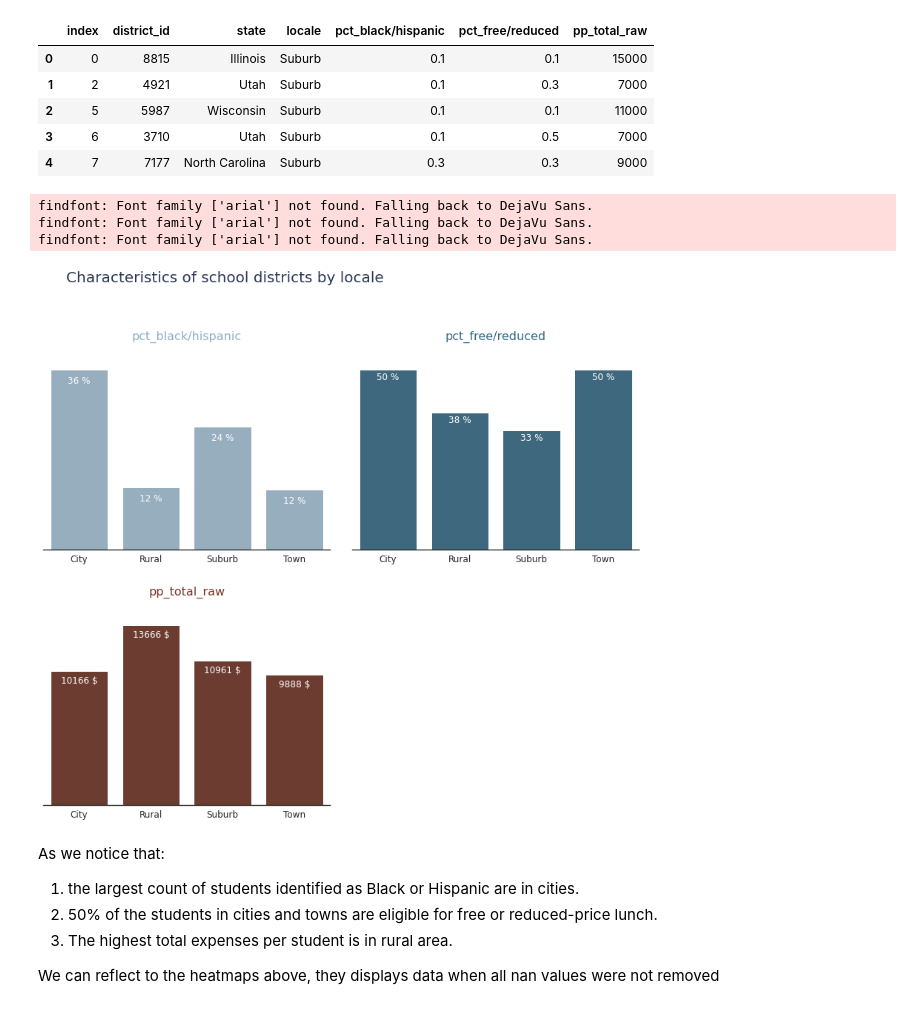
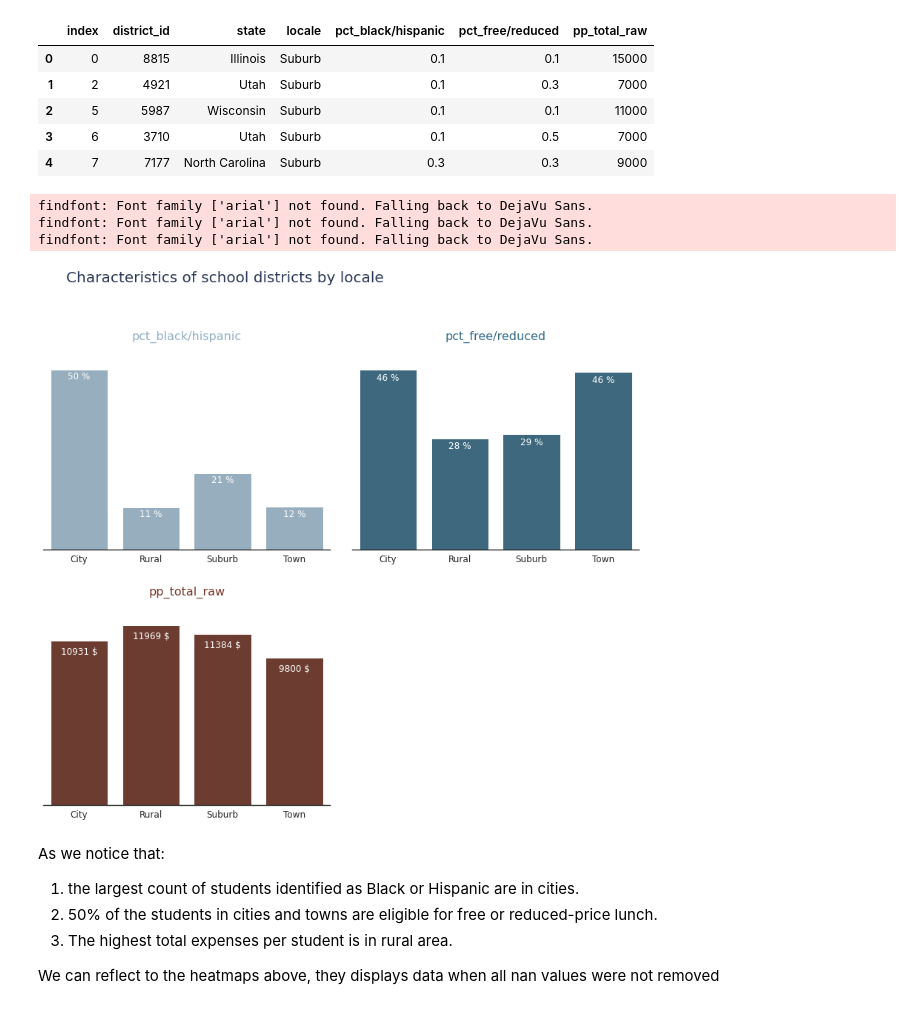
Before and after one commit to tramyynt/COVID-19-impact-on-Digital-Learning, a Jupyter notebook: Covid_19_Impact_on_Digital_Learning_.ipynb, the cells around one changed output. Cells and saved outputs as stored; diff of their text form; code cells hidden in the pictures.

```diff
--- a/Covid_19_Impact_on_Digital_Learning_.ipynb
+++ b/Covid_19_Impact_on_Digital_Learning_.ipynb
@@ -112,3 +123,10 @@ pct_free/reduced            0.364807
 county_connections_ratio    0.304721
 pp_total_raw                0.493562
 dtype: float64
+# %%
+# Impute the missing values
+districts_imputed = districts.copy()
+#setting strategy to 'mean' to impute by the mean
+mean_imputer = SimpleImputer(strategy='most_frequent')# strategy can also be mean or median
+districts_imputed.iloc[:,:] = mean_imputer.fit_transform(districts_imputed)
+districts_imputed.isna().sum()
@@ -115,4 +143,4 @@ dtype: float64
 # %% [markdown]
 From a glimpse, we can see the county_connections_ration has 3 values: NaN, [0.18, 1] and [1, 2]. However, [1,2] is only for one data point, so it is not valuable. Thus, we take only [0.18, 1]
 # %%
-districts = districts[districts['county_connections_ratio']=='[0.18, 1[']
+districts_imputed = districts_imputed[districts_imputed['county_connections_ratio']=='[0.18, 1[']
@@ -374,12 +435,13 @@ districts.dropna(inplace= True)
 # %%
+#replace intervals the the means
 for i in ['pct_black/hispanic', 'pct_free/reduced']:
-    districts[i] = districts[i].apply(lambda x: float(x.split(',')[0][1:]) + 0.1)
+    districts_imputed[i] = districts_imputed[i].apply(lambda x: float(x.split(',')[0][1:]) + 0.1)
 
-districts['pp_total_raw'] = districts['pp_total_raw'].apply(lambda x: int(x.split(',')[0][1:]) + 1000)
+districts_imputed['pp_total_raw'] = districts_imputed['pp_total_raw'].apply(lambda x: int(x.split(',')[0][1:]) + 1000)
 
-districts.drop('county_connections_ratio', axis = 1, inplace = True)
+districts_imputed.drop('county_connections_ratio', axis = 1, inplace = True)
 
-districts.head(5)
+districts_imputed.head(5)
 # %% [output]
 |  | index | district_id | state | locale | pct_black/hispanic | pct_free/reduced | pp_total_raw |
 | 0 | 0 | 8815 | Illinois | Suburb | 0.1 | 0.1 | 15000 |
@@ -388,7 +450,7 @@ districts.head(5)
 | 3 | 6 | 3710 | Utah | Suburb | 0.1 | 0.5 | 7000 |
 | 4 | 7 | 7177 | North Carolina | Suburb | 0.3 | 0.3 | 9000 |
 # %%
-dist_area_group = districts.groupby('locale').agg({'pct_black/hispanic': 'mean', 'pct_free/reduced': 'mean', 'pp_total_raw': 'mean'}).reset_index()
+dist_area_group = districts_imputed.groupby('locale').agg({'pct_black/hispanic': 'mean', 'pct_free/reduced': 'mean', 'pp_total_raw': 'mean'}).reset_index()
 
 colors = ['#90afc5', '#336b87', '#763626']
 
@@ -411,34 +473,34 @@ for i in range(len(dist_area_group.columns.tolist()[1:])):
 
     if i < 2:
         for p in a.patches:
             height = p.get_height()
             a.annotate(f'{int(height*100)} %', (p.get_x() + p.get_width() / 2, p.get_height()-0.03),
                    ha = 'center', va = 'center',
                    size = 12,
                    xytext = (0, 5),
                    textcoords = 'offset points',
                    color = 'white',
                    fontname = 'arial')
     else:
         for p in a.patches:
             height = p.get_height()
             a.annotate(f'{int(height)} $', (p.get_x() + p.get_width() / 2, p.get_height()-1000),
                    ha = 'center', va = 'center',
                    size = 12,
                    xytext = (0, 5),
                    textcoords = 'offset points',
                    color = 'white',
                    fontname = 'arial')
 
 plt.figtext(0.07, 1.05, 'Characteristics of school districts by locale', fontsize = 20, fontname = 'arial', color = '#283655')
 fig.tight_layout(pad = 3)
 
 plt.show()
 # %% [output]
 findfont: Font family ['arial'] not found. Falling back to DejaVu Sans.
 findfont: Font family ['arial'] not found. Falling back to DejaVu Sans.
 findfont: Font family ['arial'] not found. Falling back to DejaVu Sans.
-[figure, old version]
+[figure, new version]
 # %% [markdown]
 As we notice that:
 
```
Also changed, not shown: parts of 33 cells of this notebook.
